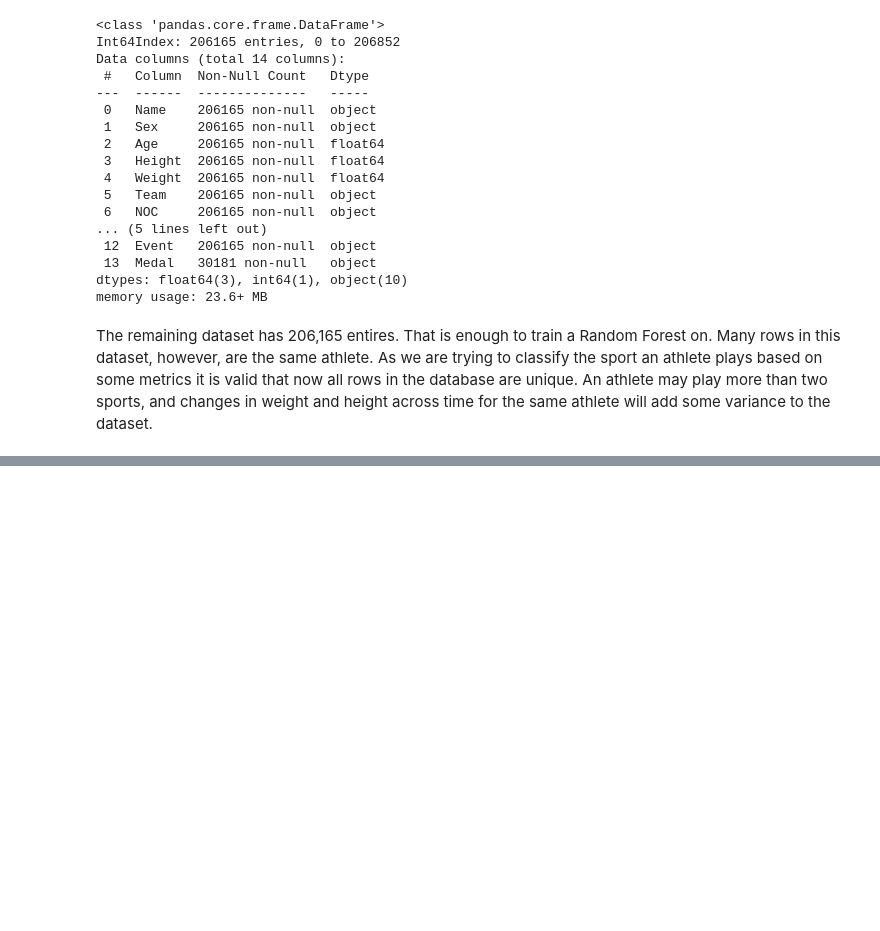
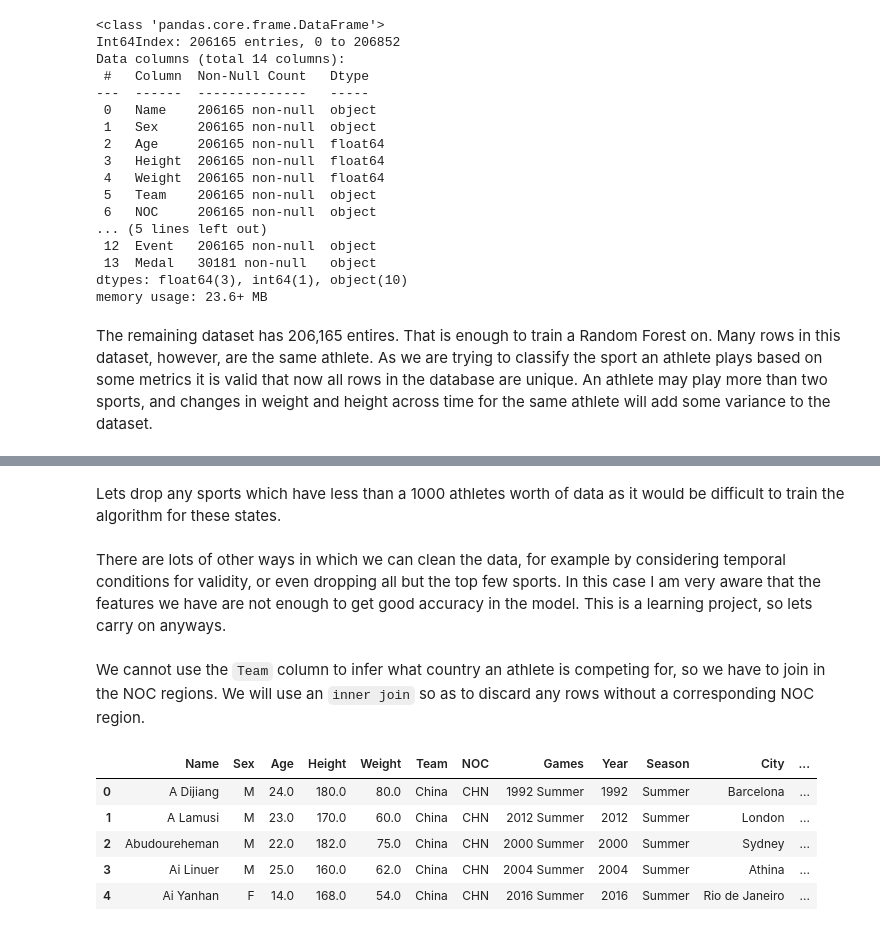
Before and after one commit to SidMurthy97/Classification_of_olympians, a Jupyter notebook: analysis.ipynb, the cells around one changed output, grey strips where cells are left out. Cells and saved outputs as stored; diff of their text form; code cells hidden in the pictures; blank space fills up the shorter version.

```diff
--- a/analysis.ipynb
+++ b/analysis.ipynb
@@ -153,0 +148,2 @@ array(['China', 'Netherlands', 'United States', 'Finland', 'Norway',
+# %% [markdown]
+Lets drop any sports which have less than a 1000 athletes worth of data as it would be difficult to train the algorithm for these states.
@@ -153,0 +152,14 @@ array(['China', 'Netherlands', 'United States', 'Finland', 'Norway',
+# %% [markdown]
+There are lots of other ways in which we can clean the data, for example by considering temporal conditions for validity, or even dropping all but the top few sports. In this case I am very aware that the features we have are not enough to get good accuracy in the model. This is a learning project, so lets carry on anyways.
+# %% [markdown]
+We cannot use the `Team` column to infer what country an athlete is competing for, so we have to join in the NOC regions. We will use an `inner join` so as to discard any rows without a corresponding NOC region.
+# %%
+joined_data = pd.merge(data_sparse_sports_removed, noc_regions, on="NOC")
+joined_data.head()
+# %% [output]
+|  | Name | Sex | Age | Height | Weight | Team | NOC | Games | Year | Season | City | ... |
+| 0 | A Dijiang | M | 24.0 | 180.0 | 80.0 | China | CHN | 1992 Summer | 1992 | Summer | Barcelona | ... |
+| 1 | A Lamusi | M | 23.0 | 170.0 | 60.0 | China | CHN | 2012 Summer | 2012 | Summer | London | ... |
+| 2 | Abudoureheman | M | 22.0 | 182.0 | 75.0 | China | CHN | 2000 Summer | 2000 | Summer | Sydney | ... |
+| 3 | Ai Linuer | M | 25.0 | 160.0 | 62.0 | China | CHN | 2004 Summer | 2004 | Summer | Athina | ... |
+| 4 | Ai Yanhan | F | 14.0 | 168.0 | 54.0 | China | CHN | 2016 Summer | 2016 | Summer | Rio de Janeiro | ... |
```
Also changed, not shown: parts of 11 cells of this notebook.
